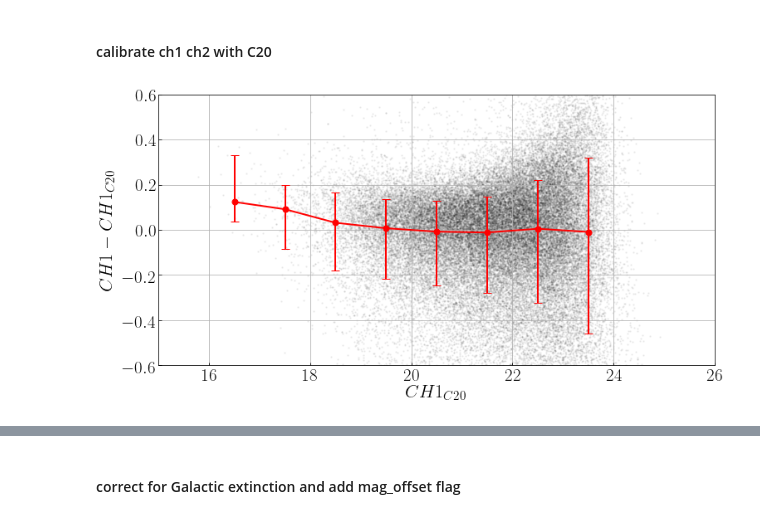
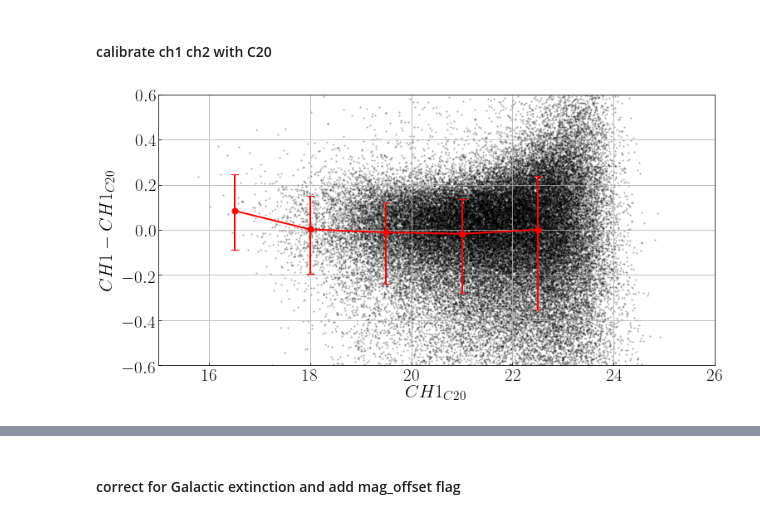
Before and after one commit to LejayChen/massive_gals, a Jupyter notebook: pcat_shiraz_cosmos2020.ipynb, the cells around one changed output, grey strips where cells are left out. Saved outputs shown, nothing was run; the diff lists cells and outputs as text; code cells hidden in the pictures.

```diff
--- a/pcat_shiraz_cosmos2020.ipynb
+++ b/pcat_shiraz_cosmos2020.ipynb
@@ -183,22 +183,22 @@ def percentile_84(arr):
     return np.percentile(arr,84)
 # %%
 color_diff =  cat['MAG_AUTO_CH1']-cat['IRAC_CH1_MAG']
-ch1_medians_ch1, ch1_bin_edges, ch1_bin_numbers = binned_statistic(cat['IRAC_CH1_MAG'], color_diff, statistic='median', bins=np.arange(16,24.5,1))
-ch1_per16_ch1,   ch1_bin_edges, ch1_bin_numbers = binned_statistic(cat['IRAC_CH1_MAG'], color_diff, statistic=percentile_16, bins=np.arange(16,24.5,1))
-ch1_per84_ch1,   ch1_bin_edges, ch1_bin_numbers = binned_statistic(cat['IRAC_CH1_MAG'], color_diff, statistic=percentile_84, bins=np.arange(16,24.5,1))
+ch1_medians_ch1, ch1_bin_edges, ch1_bin_numbers = binned_statistic(cat['IRAC_CH1_MAG'], color_diff, statistic='median', bins=np.arange(16,24.5,1.5))
+ch1_per16_ch1,   ch1_bin_edges, ch1_bin_numbers = binned_statistic(cat['IRAC_CH1_MAG'], color_diff, statistic=percentile_16, bins=np.arange(16,24.5,1.5))
+ch1_per84_ch1,   ch1_bin_edges, ch1_bin_numbers = binned_statistic(cat['IRAC_CH1_MAG'], color_diff, statistic=percentile_84, bins=np.arange(16,24.5,1.5))
 
 fig = plt.figure(figsize=(12,6))
-plt.scatter(cat['IRAC_CH1_MAG'], color_diff, color='k', s=2, alpha=0.05)
+plt.scatter(cat['IRAC_CH1_MAG'], color_diff, color='k', s=2, alpha=0.2)
 plt.errorbar(ch1_bin_edges[:-1]+0.5, ch1_medians_ch1, yerr=[ch1_medians_ch1-ch1_per16_ch1,ch1_per84_ch1-ch1_medians_ch1],fmt='o-',color='r',linewidth=2,capsize=5,markersize=7)
 plt.xlabel('$CH1_{C20}$',fontsize=22)
 plt.ylabel('$CH1-CH1_{C20}$',fontsize=22)
 plt.xlim([15,26])
 plt.ylim([-0.6,0.6])
 plt.grid()
 plt.show()
 
 del color_diff
 # %% [output]
-[figure, old version]
+[figure, new version]
 # %%
 color_diff =  cat['MAG_AUTO_CH2']-cat['IRAC_CH2_MAG']
```
Also changed, not shown: parts of 6 cells of this notebook, 3 other files.
